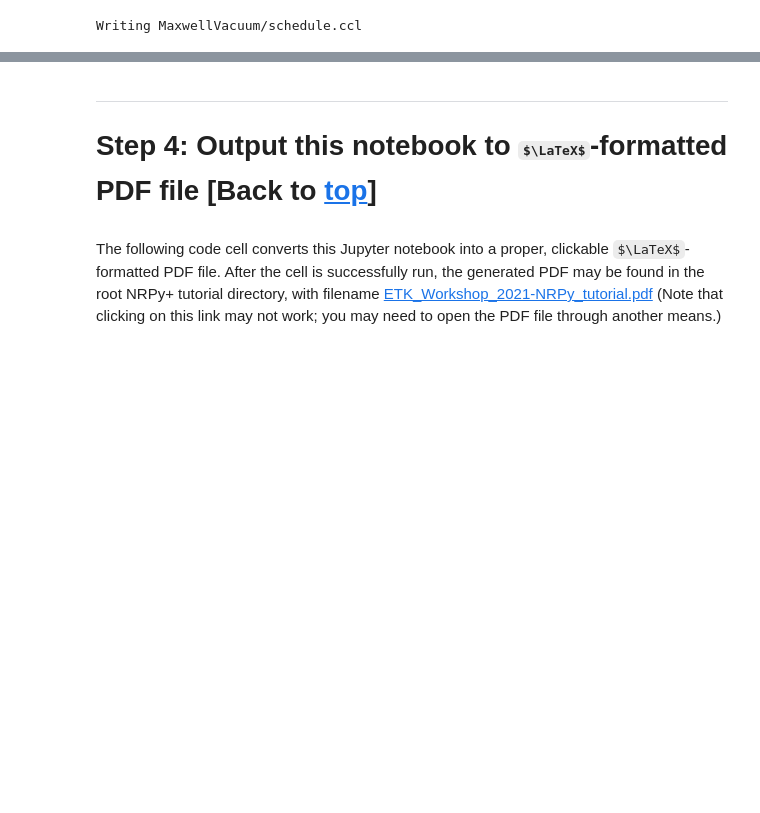
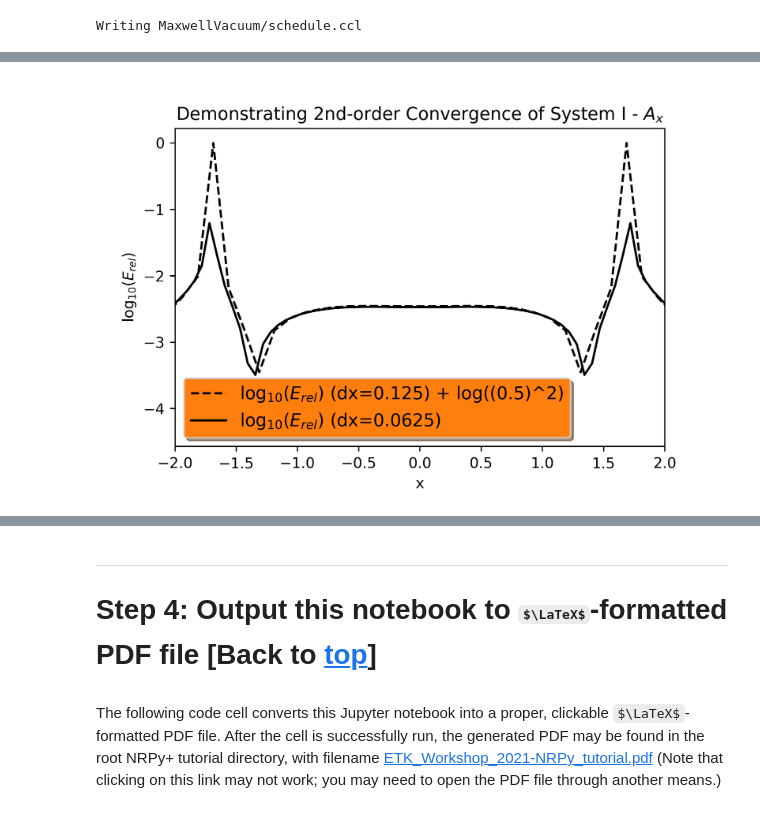
Before and after one commit to leowerneck/NRPy_Tutorial_ETK_Workshop_2021, a Jupyter notebook: ETK_Workshop_2021-NRPy_tutorial.ipynb, the cells around one changed output, grey strips where cells are left out. Drawn from its saved outputs; the diff is of its cells as text; code cells hidden in the pictures; some formulas as TeX source; blank space fills up the shorter version.

```diff
--- a/ETK_Workshop_2021-NRPy_tutorial.ipynb
+++ b/ETK_Workshop_2021-NRPy_tutorial.ipynb
@@ -1753,0 +1769,4 @@ $$\label{results}$$
+# %%
+Image("test_results/Ax-convergence.png", width=700, height=700)
+# %% [output]
+[figure, added]
```
Also changed, not shown: parts of 7 cells of this notebook.
